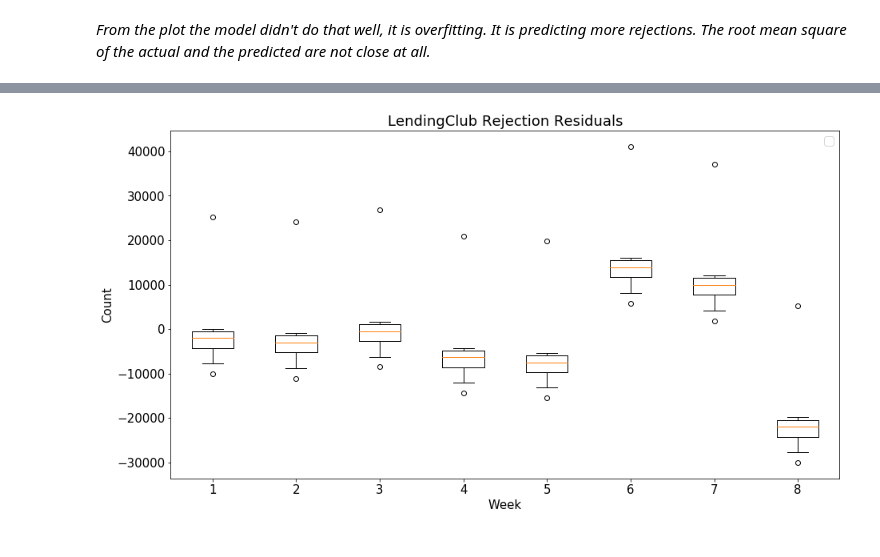
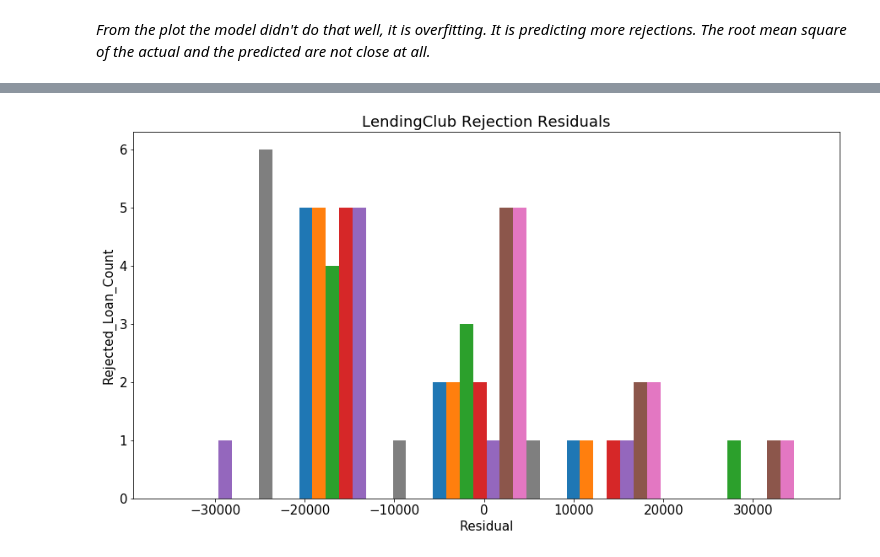
Before and after one commit to gaddyc/Thinkful_Data_Science, a Jupyter notebook: Unit7_FinalCapstone/Unit7.5_TimeSeries_LendingClub.ipynb, the cells around one changed output, grey strips where cells are left out. Cells and saved outputs as stored; diff of their text form; code cells hidden in the pictures.

```diff
--- a/Unit7_FinalCapstone/Unit7.5_TimeSeries_LendingClub.ipynb
+++ b/Unit7_FinalCapstone/Unit7.5_TimeSeries_LendingClub.ipynb
@@ -539,10 +655,10 @@ df.shape
 df = df.drop('Unnamed: 0', axis=1)
 # %%
 df.rename(columns={'Application Date': 'Application_Date'}, inplace=True)
-df['Count'] = 1
+df['Rejected_Loan_Count'] = 1
 df['Application_Date'] = pd.to_datetime(
     df['Application_Date']) - pd.to_timedelta(7, unit='d')
 df = df.groupby([pd.Grouper(key='Application_Date', freq='W-MON')]
-                )['Count'].sum().reset_index().sort_values('Application_Date')
+                )['Rejected_Loan_Count'].sum().reset_index().sort_values('Application_Date')
 # %%
 #df = df.dropna()
@@ -653,25 +757,13 @@ X_train.shape,X_test.shape
 # %%
-#!pip install keras
-#!pip install tensorflow
-#!tensorboard --logdir=logs
-
-
 from keras.models import Sequential
 from keras.layers import Dense
 from keras.layers import Activation
 from keras.layers import LSTM
 from keras.layers import Dropout
-from tensorflow.keras.callbacks import TensorBoard
 from keras.optimizers import SGD
 
-'''import tensorflow as tf
+import tensorflow as tf
+from tensorflow import keras
+from keras.callbacks import TensorBoard
 import time
-
-g = tf.Graph() with g.as_default():
-
-
-summaries = tf.summary.merge_all() log_writer =
-tf.summary.FileWriter(log_dir, graph = g)'''
-
-#NAME= 'LendingClub-LSTM-{}'.format(int(time.time()))
-tensorboard = TensorBoard()
+NAME = "lendingClub8weeks{}".format(int(time.time()))
@@ -680 +780,4 @@ Using TensorFlow backend.
+# %%
+tf.keras.layers.LSTM
+tensorboard = TensorBoard(log_dir="logs/{}".format(NAME))
 # %% [markdown]
@@ -786,13 +867,13 @@ dataset_train.shape, dataset_test.shape
 # %% [output]
 ((109, 2), (8, 2))
 # %%
-dataset_total = pd.concat((dataset_train['Count'],
-                           dataset_test['Count']),
+dataset_total = pd.concat((dataset_train['Rejected_Loan_Count'],
+                           dataset_test['Rejected_Loan_Count']),
                           axis=0)
 inputs = dataset_total[len(dataset_total) - len(dataset_test) - 8:].values
 inputs = inputs.reshape(-1, 1)
 inputs = sc.transform(inputs)
-#inputs
+# inputs
 # %%
 X_test = []
 for i in range(8, 16):
@@ -843,11 +925,11 @@ MSE Test Score: 42697024.6312
 # %% [markdown]
 _From the plot the model didn't do that well, it is overfitting.  It is predicting more rejections. The root mean square of the  actual and the predicted are not close at all._
 # %%
+residual = testY - testPredict
 plt.title('LendingClub Rejection Residuals')
-plt.xlabel('Week')
-plt.ylabel('Count')
-plt.legend()
-residual = testY - testPredict
-plt.boxplot(residual)
-plt.show()
+plt.xlabel('Residual')
+plt.ylabel('Rejected_Loan_Count')
+
+plt.hist(residual,bins=5)
+plt.show();
 # %% [output]
@@ -855 +936 @@ W0708 03:08:03.673815 4586948032 legend.py:1289] No handles with labels found to
-[figure, old version]
+[figure, new version]
```
Also changed, not shown: parts of 96 cells of this notebook, 4 other files.
